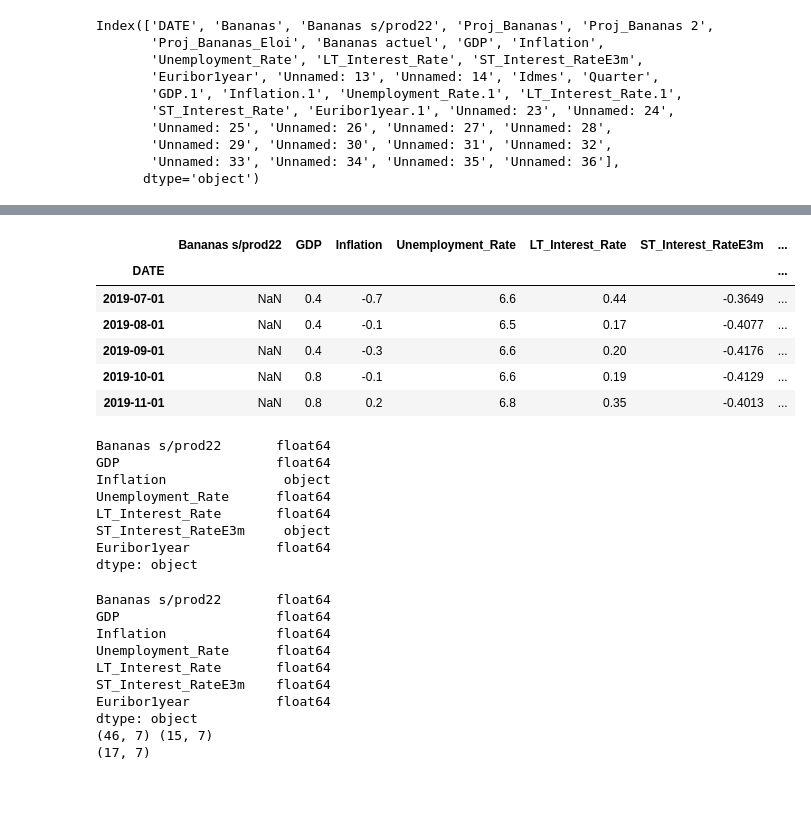
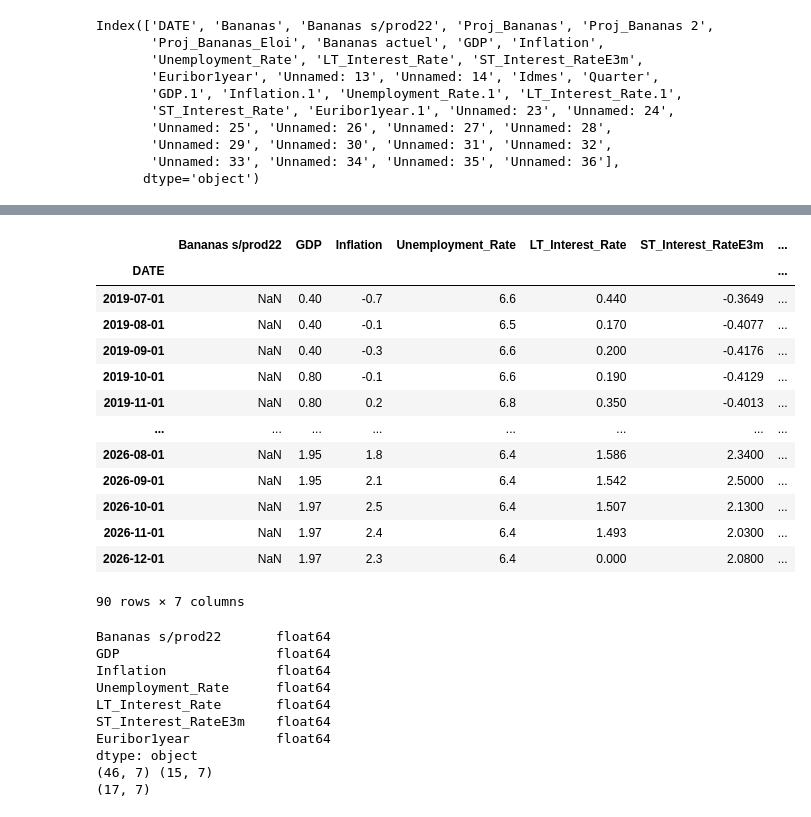
Before and after one commit to Ke0li/Cofidis, a Jupyter notebook: model_xgb_without_2022_épuré_version_CG .ipynb, the cells around one changed output, grey strips where cells are left out. Cells and saved outputs as stored; diff of their text form; code cells hidden in the pictures; blank space fills up the shorter version.

```diff
--- a/model_xgb_without_2022_épuré_version_CG .ipynb
+++ b/model_xgb_without_2022_épuré_version_CG .ipynb
@@ -76,5 +77,6 @@ df_reduced.head()
 # %%
 # Recharger la colonne DATE en string -> enlève le .0 a la fin du numéro de l'année
-df_excel_complete['DATE'] = df_excel_complete['DATE'].astype(str).str.replace('.0', '', regex=False)
-df_excel_complete
+# Removing the ".0" at the end of the date
+df_reduced['DATE'] = df_reduced['DATE'].astype(str).str.replace('.0', '', regex=False)
+df_reduced.head()
 # %% [output]
@@ -94,10 +94,4 @@ df_excel_complete
 # %%
-# Extraire l'année et le mois (supposons que le format est 'YYYYMM')
-df_excel_complete['DATE'] = pd.to_datetime(df_excel_complete['DATE'], format='%Y%m')
-
-# Sélectionner les colonnes nécessaires
-columns_needed = ['DATE', 'Bananas s/prod22', 'GDP', 'Inflation', 'Unemployment_Rate', 'LT_Interest_Rate', 'ST_Interest_RateE3m', 'Euribor1year']
-df_reduced = df_excel_complete[columns_needed]
-
-# Mettre la colonne DATE en index
+# seting the date in Index of the dataset
 df_reduced = df_reduced.set_index('DATE')
+df_reduced.head()
@@ -104,25 +106,23 @@ df_reduced = df_reduced.set_index('DATE')
 # %%
-#on met la date en index du datasest
+#put the index to datetime
 df_reduced.index = pd.to_datetime(df_reduced.index)
-df_reduced.head()
+df_reduced
 # %% [output]
 |  | Bananas s/prod22 | GDP | Inflation | Unemployment_Rate | LT_Interest_Rate | ST_Interest_RateE3m | ... |
 | DATE |  |  |  |  |  |  | ... |
-| 2019-07-01 | NaN | 0.4 | -0.7 | 6.6 | 0.44 | -0.3649 | ... |
-| 2019-08-01 | NaN | 0.4 | -0.1 | 6.5 | 0.17 | -0.4077 | ... |
-| 2019-09-01 | NaN | 0.4 | -0.3 | 6.6 | 0.20 | -0.4176 | ... |
-| 2019-10-01 | NaN | 0.8 | -0.1 | 6.6 | 0.19 | -0.4129 | ... |
-| 2019-11-01 | NaN | 0.8 | 0.2 | 6.8 | 0.35 | -0.4013 | ... |
+| 2019-07-01 | NaN | 0.40 | -0.7 | 6.6 | 0.440 | -0.3649 | ... |
+| 2019-08-01 | NaN | 0.40 | -0.1 | 6.5 | 0.170 | -0.4077 | ... |
+| 2019-09-01 | NaN | 0.40 | -0.3 | 6.6 | 0.200 | -0.4176 | ... |
+| 2019-10-01 | NaN | 0.80 | -0.1 | 6.6 | 0.190 | -0.4129 | ... |
+| 2019-11-01 | NaN | 0.80 | 0.2 | 6.8 | 0.350 | -0.4013 | ... |
+| ... | ... | ... | ... | ... | ... | ... | ... |
+| 2026-08-01 | NaN | 1.95 | 1.8 | 6.4 | 1.586 | 2.3400 | ... |
+| 2026-09-01 | NaN | 1.95 | 2.1 | 6.4 | 1.542 | 2.5000 | ... |
+| 2026-10-01 | NaN | 1.97 | 2.5 | 6.4 | 1.507 | 2.1300 | ... |
+| 2026-11-01 | NaN | 1.97 | 2.4 | 6.4 | 1.493 | 2.0300 | ... |
+| 2026-12-01 | NaN | 1.97 | 2.3 | 6.4 | 0.000 | 2.0800 | ... |
+90 rows × 7 columns
 # %%
 # on supprime la dernière ligne qui est incomplète
-df_reduced=df_reduced.iloc[:-1,:]
-print(df_reduced.dtypes)
+#df_reduced=df_reduced.iloc[:-1,:]
+#print(df_reduced.dtypes)
-# %% [output]
-Bananas s/prod22       float64
-GDP                    float64
-Inflation               object
-Unemployment_Rate      float64
-LT_Interest_Rate       float64
-ST_Interest_RateE3m     object
-Euribor1year           float64
-dtype: object
```
Also changed, not shown: parts of 14 cells of this notebook, 1 other file.
